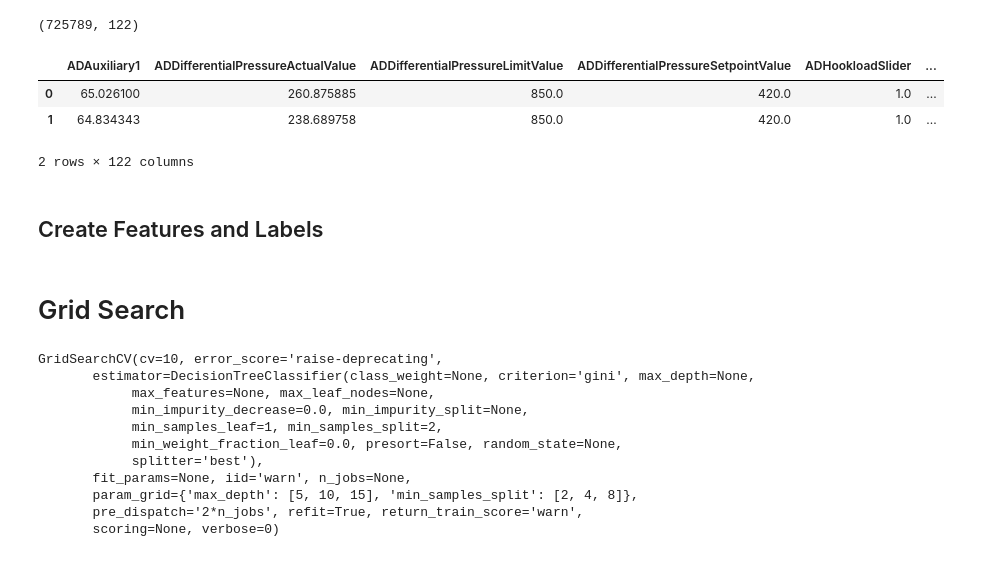
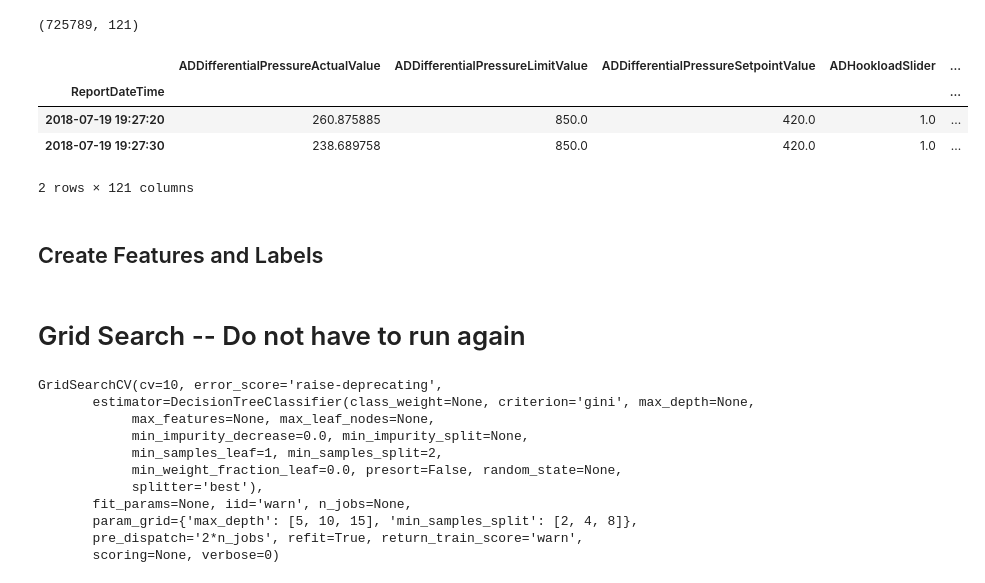
Before and after one commit to jvasquezDC/CapstoneA, a Jupyter notebook: DesicionTree_FeatureSelection.ipynb, the cells around one changed output. Saved outputs shown, nothing was run; the diff lists cells and outputs as text; code cells hidden in the pictures.

```diff
--- a/DesicionTree_FeatureSelection.ipynb
+++ b/DesicionTree_FeatureSelection.ipynb
@@ -22,7 +44,7 @@ SQL_Query = pd.read_sql_query(
 '''select * from ML.dbo.TCR_ML_WELLS_Time_Analysis_Full''', conn)
 # %%
 #Convert the query to a data frame
-df = pd.DataFrame(SQL_Query, columns=
+df_raw = pd.DataFrame(SQL_Query, columns=
     [
         'WellName','ReportDateTime','AccumulatedConnectionTime','AccumulatedFillupStrokes','AccumulatedFillupVolume'
 ,'ADAutoDrillerRunning','ADAuxiliary1','ADAuxiliary2','ADAuxiliary3','ADAuxiliary4','ADAuxiliary5'
@@ -58,0 +88,4 @@ df = pd.DataFrame(SQL_Query, columns=
+# %%
+#Convert the query to a data frame
+df_time_indexed = df.set_index('ReportDateTime')
+df_time_indexed.head(2)
@@ -59,29 +98,31 @@ df = pd.DataFrame(SQL_Query, columns=
 # %%
-df.drop([ 'AccumulatedFillupStrokes', 'AccumulatedFillupVolume', 'ADAuxiliary2', 'ADAuxiliary3', 'ADAuxiliary4', 'ADAuxiliary5', 'BitArea', 'BitNozzleTotalFlowArea', 'CoilEngaged', 'CurrentConnectionTime'
+df_time_indexed.drop([ 'AccumulatedFillupStrokes', 'AccumulatedFillupVolume', 'ADAuxiliary2', 'ADAuxiliary3', 'ADAuxiliary4', 'ADAuxiliary5', 'BitArea', 'BitNozzleTotalFlowArea', 'CoilEngaged', 'CurrentConnectionTime'
 , 'DrillMode', 'DynamicVariable09', 'EC1Active', 'EC1ActivityCode1', 'EC1ActivityCode2', 'EC1ActivityCode3', 'EC1ActivityCode4', 'EC1ActivityCode5', 'EC1Authorized', 'EC1DPModeOn', 'EC1DPModeOnReq'
 , 'EC1DPSPActual', 'EC1DPSPRecommended', 'EC1Ready', 'EC1ROPSPActual', 'EC1ROPSPRecommended', 'EC1WOBModeOn', 'EC1WOBModeOnReq', 'EC1WOBSPActual', 'EC1WOBSPRecommended', 'H2S08', 'H2S09'
 , 'HookloadInline', 'LEL01', 'LEL03', 'LEL05', 'LEL06', 'LEL08', 'LEL09', 'LEL10', 'LEL12', 'MudMotorRPM', 'OnBottom', 'PLCStatus', 'REVitEnabled', 'REVitUsageAlert', 'ROCKIT_PILOTOnOff', 'SlipsSet'
 , 'StaticInjectorForce', 'STCfActualNm_Sec', 'STKfActualNm', 'TDOilSensorBypassAlarm', 'TDOilType', 'TDTorqueInline', 'TongMakeupStartPressure', 'TorqueTare', 'UnderPull', 'VFDVariable10', 'VFDVariable9'
 , 'H2S04', 'LEL02', 'LEL11', 'SeperatorFlow', 'H2S11', 'Date', 'DateDateOnly', 'DateTimeOnly', 'AccumulatedConnectionTime', 'ADAutoDrillerRunning', 'ADDPEnabled', 'ADROPCruiseControlEnabled', 'ADSystemEnabled', 'ADWOBEnabled'
-, 'ReportDateTime', 'TripModeAccumulation', 'TripModeFillupStrokes'
+, 'TripModeAccumulation', 'TripModeFillupStrokes', 'ADAuxiliary1'
         ], axis=1, inplace=True)
-
+#, 'ReportDateTime'
 #, 'WellName'
+#ADAuxiliary1 - removed as per vendor (user defined)
 # %%
-df.drop(['WellName'], axis=1, inplace=True)
+df_time_indexed.drop(['WellName'], axis=1, inplace=True)
 # %%
 #see the dimensions of the data
-df.shape
+df_time_indexed.shape
 # %% [output]
-(725789, 122)
+(725789, 121)
 # %%
 #Show first 5 rows of data
-df.head(2)
+df_time_indexed.head(2)
 # %% [output]
-|  | ADAuxiliary1 | ADDifferentialPressureActualValue | ADDifferentialPressureLimitValue | ADDifferentialPressureSetpointValue | ADHookloadSlider | ... |
-| 0 | 65.026100 | 260.875885 | 850.0 | 420.0 | 1.0 | ... |
-| 1 | 64.834343 | 238.689758 | 850.0 | 420.0 | 1.0 | ... |
+|  | ADDifferentialPressureActualValue | ADDifferentialPressureLimitValue | ADDifferentialPressureSetpointValue | ADHookloadSlider | ... |
+| ReportDateTime |  |  |  |  | ... |
+| 2018-07-19 19:27:20 | 260.875885 | 850.0 | 420.0 | 1.0 | ... |
+| 2018-07-19 19:27:30 | 238.689758 | 850.0 | 420.0 | 1.0 | ... |
-2 rows × 122 columns
+2 rows × 121 columns
 # %% [markdown]
 ## Create Features and Labels
 # %%
@@ -92,7 +135,7 @@ labels = df.dropna()[label_column]
 X = features.values
 y = labels.values
 # %% [markdown]
-# Grid Search
+# Grid Search -- Do not have to run again
 # %%
 params = {'max_depth':[5, 10, 15], 'min_samples_split':[2, 4, 8]}
 
```
Also changed, not shown: parts of 38 cells of this notebook.
